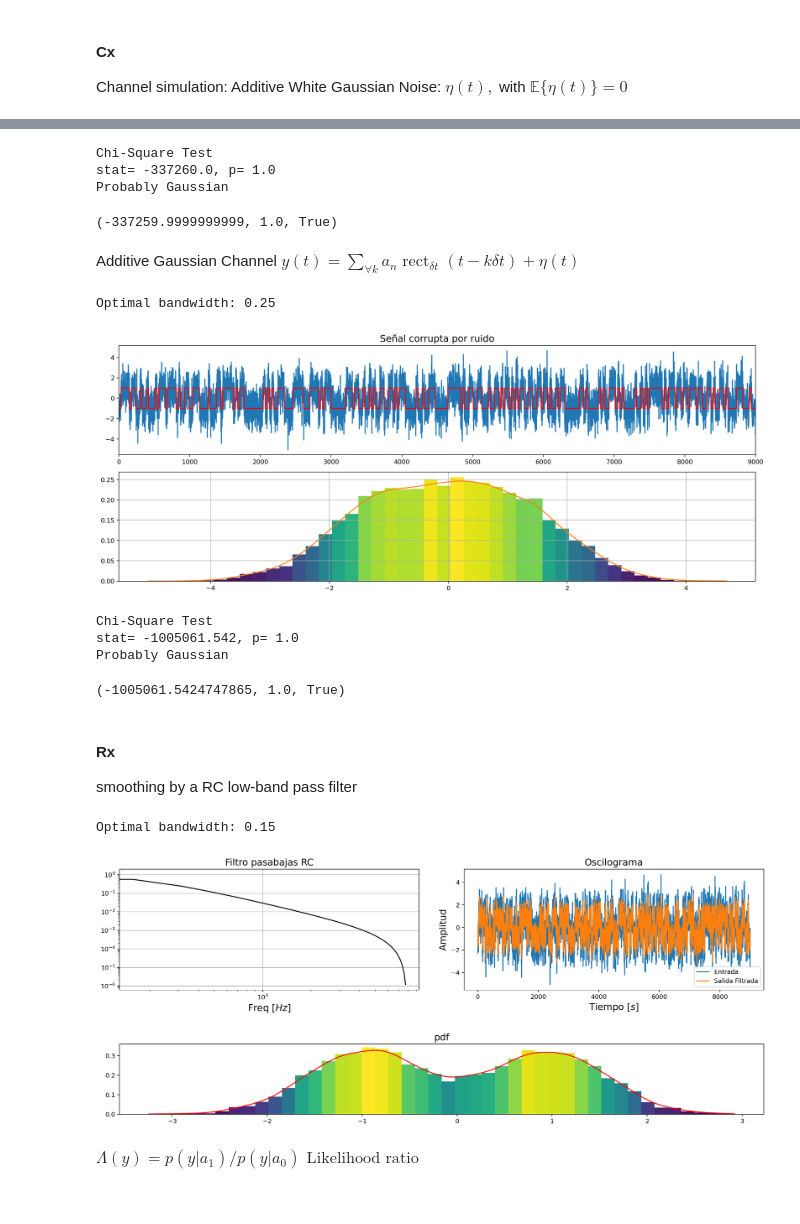
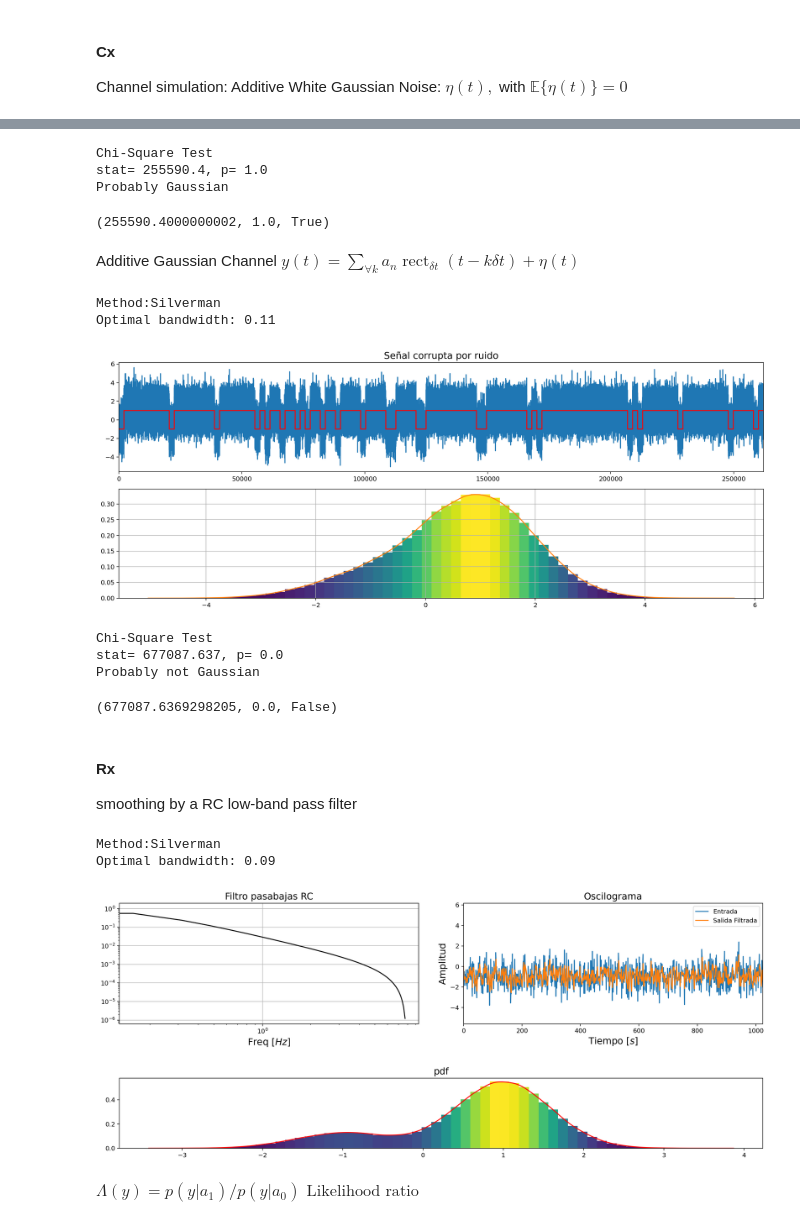
Before and after one commit to JCardenas05/Teoria_Se-ales, a Jupyter notebook: Taller_4/Taller_4.ipynb, the cells around one changed output, grey strips where cells are left out. Saved outputs shown, nothing was run; the diff lists cells and outputs as text; code cells hidden in the pictures.

```diff
--- a/Taller_4/Taller_4.ipynb
+++ b/Taller_4/Taller_4.ipynb
@@ -125,12 +125,12 @@ clearConsole()
 # Generación de datos simbólicos
 a1 = 1       # Valor del símbolo a1
 a0 = -1      # Valor del símbolo a0
-Nsamples = 30 # Muestras de tiempo por símbolo
+Nsamples = 2048  # Muestras de tiempo por símbolo
 # Probabilidades de los símbolos
-p_0 = 0.5
+p_0 = 0.25
 p_1 = 1 - p_0
 
-Nsymbols = 300  # Número total de símbolos
+Nsymbols = 128  # Número total de símbolos
 N = Nsymbols * Nsamples  # Número total de muestras
 
 # Genera una secuencia de símbolos basados en las probabilidades dadas
@@ -161,51 +171,49 @@ En el nivel de implementación, GridSearchCV está altamente optimizado para rea
 # presenta un costo computacional muy alto, por ello se de propone la implementación
 # de la regla de Silverman la cual genera resultados mucho mas rápidos pero un poco menos precisos
 
-def kde_function(signal_x,eval_points=None,method="Cross Validation",res=500):
+def kde_function(signal_x,eval_points=None,method="Silverman",res=500):
     """
     Aplica el método de KDE gaussiano a la señal proporcionada y ajusta
     automáticamente el ancho de banda mediante una búsqueda en la cuadrícula.
 
     Parámetros:
     - signal: Señal a la que se aplica KDE.
-    - eval_points: puntos de evaluación
-    - method: método
 
     Retorna:
     - eval_points: Vector de evaluación.
     - y_sp: Función de densidad estimada en los puntos de evaluación.
     """
-    if eval_points is None:
-        eval_points = np.linspace(np.min(signal_x), np.max(signal_x),res)
 
     if method == 'Silverman':
         n = len(signal_x)
         sigma = np.std(signal_x)
         optimal_bandwidth = (4 / (3 * n)) ** (1 / 5) * sigma
-
         print(f'Method:{method}\nOptimal bandwidth: {optimal_bandwidth:.2f}')
-        kde = scipy.stats.gaussian_kde(signal_x, bw_method=optimal_bandwidth)
-        y_sp = kde.pdf(eval_points)
 
     elif method == 'Cross Validation':
         # Define los posibles valores para el ancho de banda
-        bandwidths = np.arange(0.05, 0.5, 0.05)
+        bandwidths = np.arange(0.05, 2, 0.05)
 
         # Crea y configura el objeto para la búsqueda en la cuadrícula
         kde = KernelDensity(kernel='gaussian')
-
         grid = GridSearchCV(kde, {'bandwidth': bandwidths})
         grid.fit(signal_x.reshape(-1, 1))
+
         # Obtiene el mejor estimador y su ancho de banda óptimo
         kde_optimal = grid.best_estimator_
         optimal_bandwidth = kde_optimal.bandwidth
         print(f'Optimal bandwidth: {optimal_bandwidth:.2f}')
 
-        log_dens = kde_optimal.score_samples(eval_points.reshape(-1, 1))
-        y_sp = np.exp(log_dens)
+    else:
+        print('Error')
+        return
 
-    else: return
+    kde = scipy.stats.gaussian_kde(signal_x, bw_method=optimal_bandwidth)
 
+    if eval_points is None:
+        eval_points = np.linspace(np.min(signal_x), np.max(signal_x),res)
+
+    y_sp = kde.pdf(eval_points)
     return (eval_points, y_sp)
 # %%
 # Definición del vector de tiempo
@@ -258,9 +263,9 @@ def Test_Chi_Square(data):
 Test_Chi_Square(message)
 # %% [output]
 Chi-Square Test
-stat= -337260.0, p= 1.0
+stat= 255590.4, p= 1.0
 Probably Gaussian
-(-337259.9999999999, 1.0, True)
+(255590.4000000002, 1.0, True)
 # %% [markdown]
 Additive Gaussian Channel
 $y(t) = \sum_{\forall k}{{a}_n}\operatorname{rect}_{\delta t}(t-k\delta t) +\eta(t)$
@@ -277,15 +282,16 @@ coloredhist(y, plot=1)
 ax[1].plot(y_pdf_x, y_pdf_y)
 plt.show()
 # %% [output]
-Optimal bandwidth: 0.25
+Method:Silverman
+Optimal bandwidth: 0.11
-[figure, old version]
+[figure, new version]
 # %%
 Test_Chi_Square(y)
 # %% [output]
 Chi-Square Test
-stat= -1005061.542, p= 1.0
-Probably Gaussian
+stat= 677087.637, p= 0.0
+Probably not Gaussian
-(-1005061.5424747865, 1.0, True)
+(677087.6369298205, 0.0, False)
 # %% [markdown]
 #### Rx
 smoothing by a RC low-band pass filter
@@ -304,39 +310,40 @@ f = fftshift(fftfreq(coeff.shape[0], t[1] - t[0]))
 
 # Aplicación del filtro a la señal corrupta
 _, output0_, _ = lti_system.output(y, time)
-output_pdf = kde_function(output0_)#, method = "Cross Validation")
+output_pdf = kde_function(output0_)
 # %% [output]
-Optimal bandwidth: 0.15
+Method:Silverman
+Optimal bandwidth: 0.09
 # %%
 # Creación de gráficos
 fig, ax = plt.subplots(3, 1, tight_layout=True)
 
 # Configuración de la disposición de los gráficos
 grid = plt.GridSpec(2, 2, wspace=0.15, hspace=0.03)
 ax[0] = plt.subplot(grid[0, 0])
 ax[0].set_title('Filtro pasabajas RC')
 # Visualización de la respuesta en frecuencia del filtro
 ax[0].loglog(f, norMaxMin(coeff), 'k')
 ax[0].set_xlabel('Freq [$Hz$]')
 ax[0].grid()
 
 ax[1] = plt.subplot(grid[0, 1])
 # Visualización del oscilograma de las señales de entrada y salida del filtro
 ax[1].plot(time, y, label='Entrada')
 ax[1].plot(time, output0_, label='Salida Filtrada')
 ax[1].set_title('Oscilograma')
-#ax[1].set_xlim(0, Nsamples/2)
+ax[1].set_xlim(0, Nsamples/2)
 ax[1].grid(True)
 ax[1].set_xlabel('Tiempo [$s$]')
 ax[1].set_ylabel('Amplitud')
 
 # Visualización de la pdf estimada de la señal filtrada
 ax[2].set_title('pdf')
 ax[2].plot(output_pdf[0], output_pdf[1],color='r')
 coloredhist(output0_, plot=2)
 plt.legend()
 plt.show()
 # %% [output]
-[figure, old version]
+[figure, new version]
 # %% [markdown]
 $\varLambda (y)=  {{p(y|a_1 )}}/{{p(y|a_0 )}} \textrm{   Likelihood ratio}$
```
Also changed, not shown: parts of 20 cells of this notebook.
